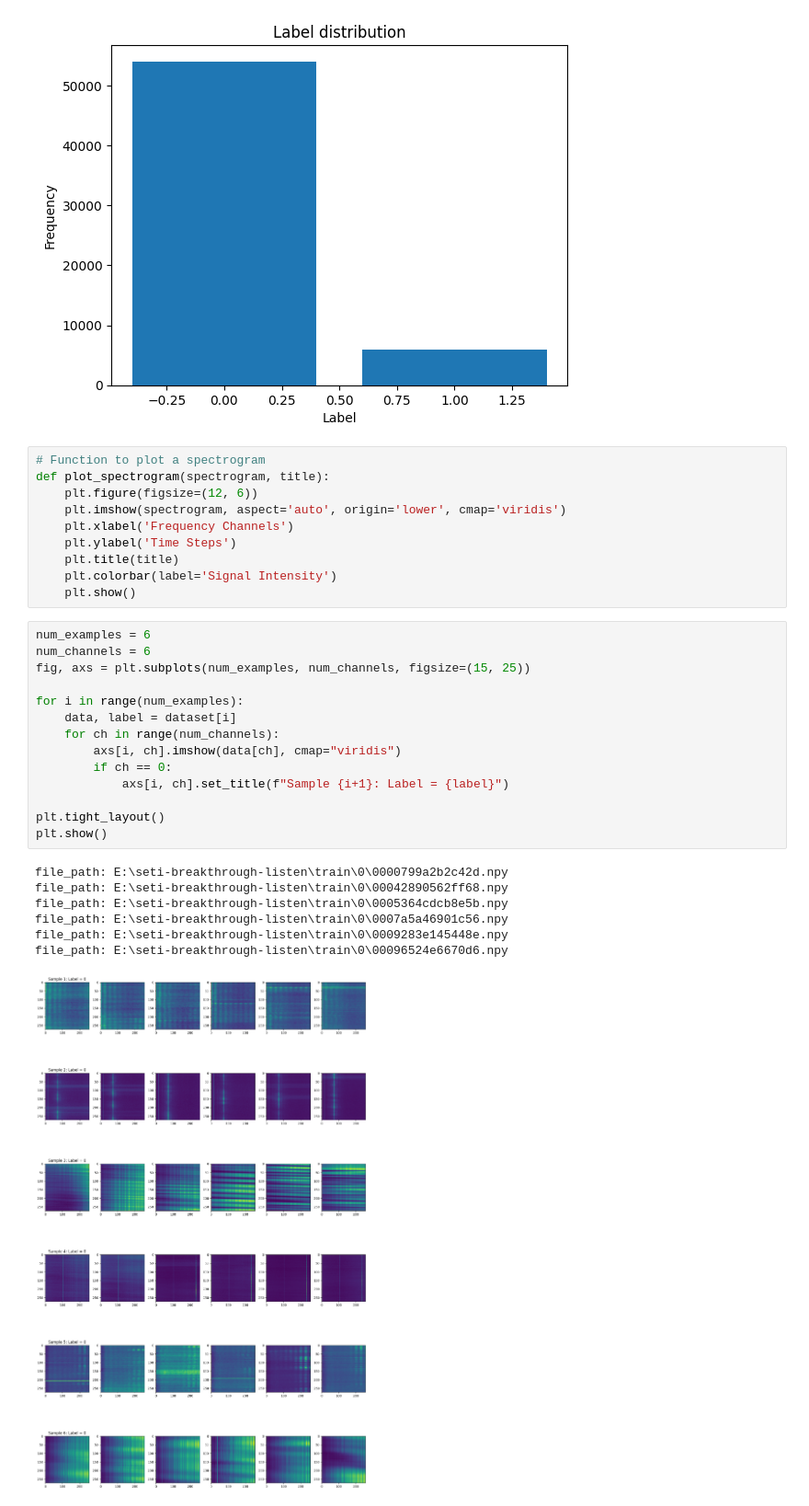
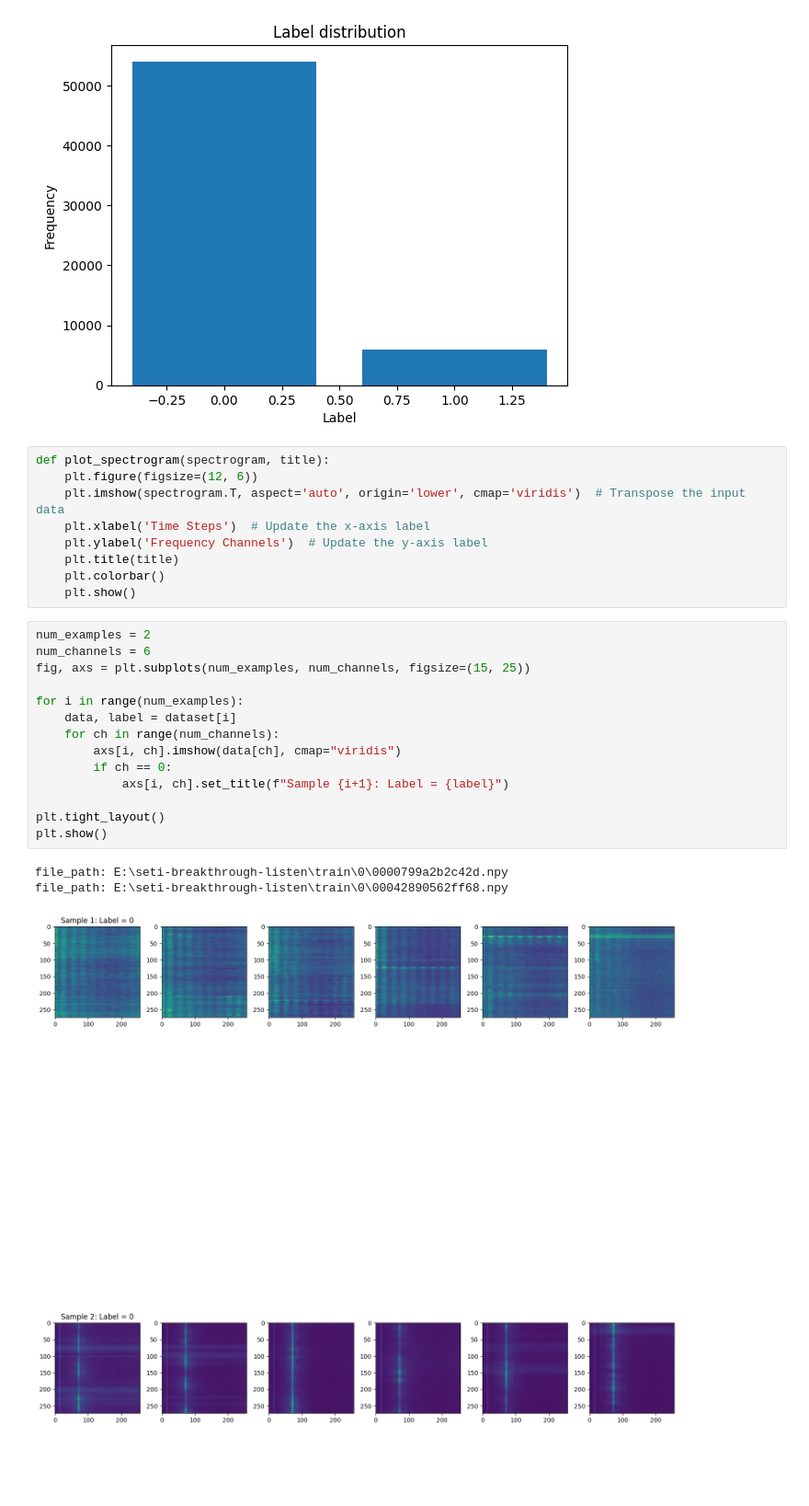
Before and after one commit to cbizz2050/seti-signals, a Jupyter notebook: src/exploratory_data_analysis.ipynb, the cells around one changed output. Shown at 92% size. Saved outputs shown, nothing was run; the diff lists cells and outputs as text; blank space fills up the shorter version.

Commit message:
Fixed visuals for EDA notebook

```diff
--- a/src/exploratory_data_analysis.ipynb
+++ b/src/exploratory_data_analysis.ipynb
@@ -49,34 +49,29 @@ plt.show()
 # %% [output]
 [figure]
 # %%
-# Function to plot a spectrogram
 def plot_spectrogram(spectrogram, title):
     plt.figure(figsize=(12, 6))
-    plt.imshow(spectrogram, aspect='auto', origin='lower', cmap='viridis')
-    plt.xlabel('Frequency Channels')
-    plt.ylabel('Time Steps')
+    plt.imshow(spectrogram.T, aspect='auto', origin='lower', cmap='viridis')  # Transpose the input data
+    plt.xlabel('Time Steps')  # Update the x-axis label
+    plt.ylabel('Frequency Channels')  # Update the y-axis label
     plt.title(title)
-    plt.colorbar(label='Signal Intensity')
+    plt.colorbar()
     plt.show()
 # %%
-num_examples = 6
+num_examples = 2
 num_channels = 6
 fig, axs = plt.subplots(num_examples, num_channels, figsize=(15, 25))
 
 for i in range(num_examples):
     data, label = dataset[i]
     for ch in range(num_channels):
         axs[i, ch].imshow(data[ch], cmap="viridis")
         if ch == 0:
             axs[i, ch].set_title(f"Sample {i+1}: Label = {label}")
 
 plt.tight_layout()
 plt.show()
 # %% [output]
 file_path: E:\seti-breakthrough-listen\train\0\0000799a2b2c42d.npy
 file_path: E:\seti-breakthrough-listen\train\0\00042890562ff68.npy
-file_path: E:\seti-breakthrough-listen\train\0\0005364cdcb8e5b.npy
-file_path: E:\seti-breakthrough-listen\train\0\0007a5a46901c56.npy
-file_path: E:\seti-breakthrough-listen\train\0\0009283e145448e.npy
-file_path: E:\seti-breakthrough-listen\train\0\00096524e6670d6.npy
-[figure, old version]
+[figure, new version]
```
Also changed, not shown: parts of 2 cells of this notebook.
